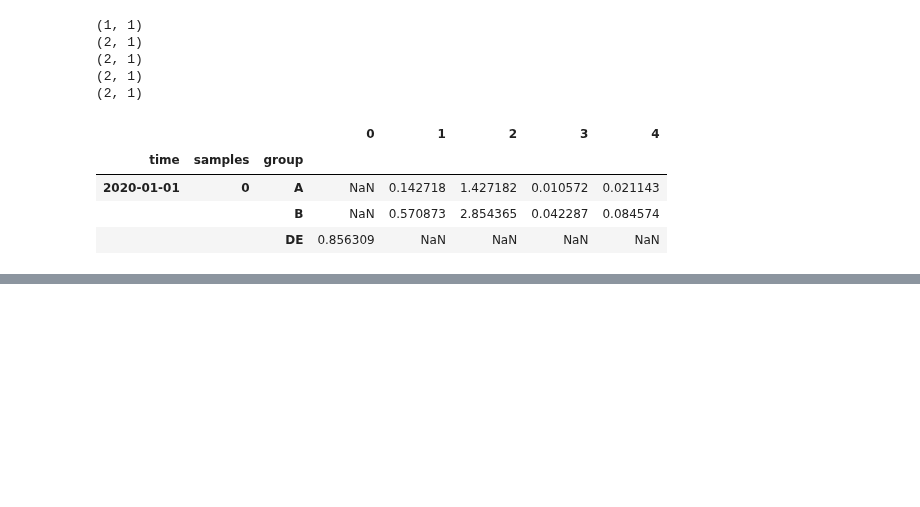
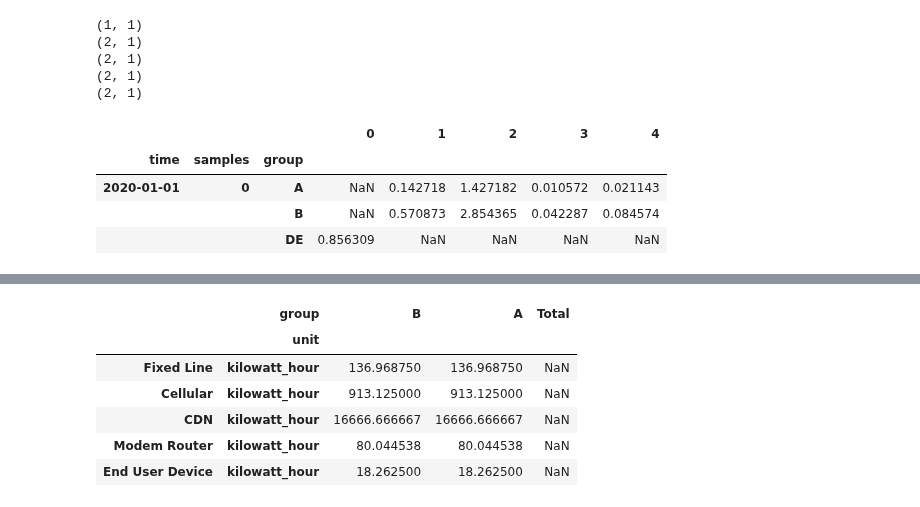
Before and after one commit to sust-cs-uob/eam-core, a Jupyter notebook: docs/ipynb/JamesPandasTesting.ipynb, the cells around one changed output, grey strips where cells are left out. Saved outputs shown, nothing was run; the diff lists cells and outputs as text; code cells hidden in the pictures; blank space fills up the shorter version.

```diff
--- a/docs/ipynb/JamesPandasTesting.ipynb
+++ b/docs/ipynb/JamesPandasTesting.ipynb
@@ -333,0 +373,13 @@ df_index_carbon
+# %%
+_d_countrified = data_carbon.mean(level=['time', 'group']).sum(level='group').T
+
+_d_countrified['Total'] = _d_countrified.sum()
+_d_countrified
+# %% [output]
+|  | group | B | A | Total |
+|  | unit |  |  |  |
+| Fixed Line | kilowatt_hour | 136.968750 | 136.968750 | NaN |
+| Cellular | kilowatt_hour | 913.125000 | 913.125000 | NaN |
+| CDN | kilowatt_hour | 16666.666667 | 16666.666667 | NaN |
+| Modem Router | kilowatt_hour | 80.044538 | 80.044538 | NaN |
+| End User Device | kilowatt_hour | 18.262500 | 18.262500 | NaN |
```
Also changed, not shown: parts of 5 cells of this notebook, 5 other files.
